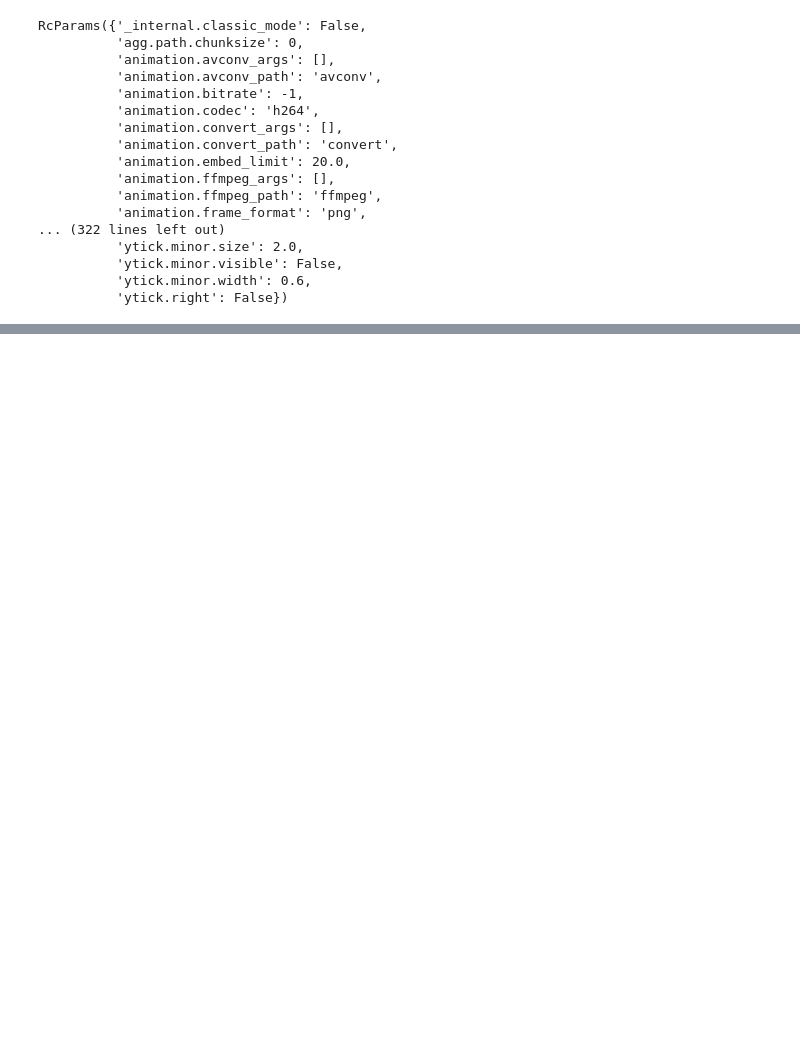
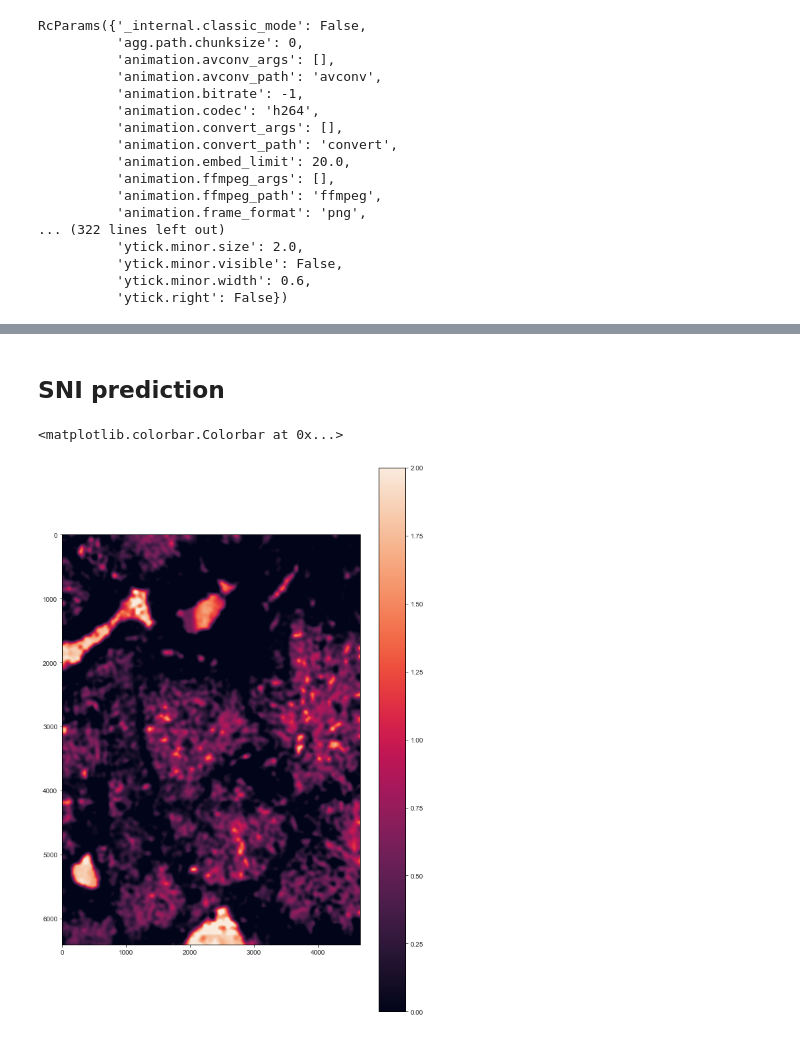
Before and after one commit to mjirik/scaffan, a Jupyter notebook: experiments/lobulus_area_evaluation.ipynb, the cells around one changed output, grey strips where cells are left out. Cells and saved outputs as stored; diff of their text form; code cells hidden in the pictures; blank space fills up the shorter version.

```diff
--- a/experiments/lobulus_area_evaluation.ipynb
+++ b/experiments/lobulus_area_evaluation.ipynb
@@ -575,0 +605,12 @@ sns.scatterplot(data=dfs, x="SNI", y="Prediction")
+# %%
+reg = LinearRegression().fit(X_train, y_train)
+display("Score")
+display(reg.score(X_test, y_test))
+display(reg.coef_)
+
+display(reg.intercept_)
+print("predict")
+# display(reg.predict([X[:,5]]))
+# y[5]
+y_test_predict = reg.predict(X_test)
+sklearn.metrics.mean_absolute_error(y_test, y_test_predict)
@@ -575,0 +671,15 @@ sns.scatterplot(data=dfs, x="SNI", y="Prediction")
+# %% [markdown]
+## SNI prediction
+# %%
+import skimage.filters
+imgf = skimage.filters.gaussian(img, 20)
+x_img_ravel = imgf.reshape(-1,3)  # make long array with size [n_pixels, n_channels]
+y_img = reg.predict(x_img_ravel)
+img_predict = y_img.reshape(img.shape[0], img.shape[1])
+
+plt.figure(figsize=[10,15])
+plt.imshow(img_predict, vmin=0, vmax=2)
+plt.colorbar()
+# %% [output]
+<matplotlib.colorbar.Colorbar at 0x...>
+[figure, added]
```
Also changed, not shown: parts of 16 cells of this notebook.
